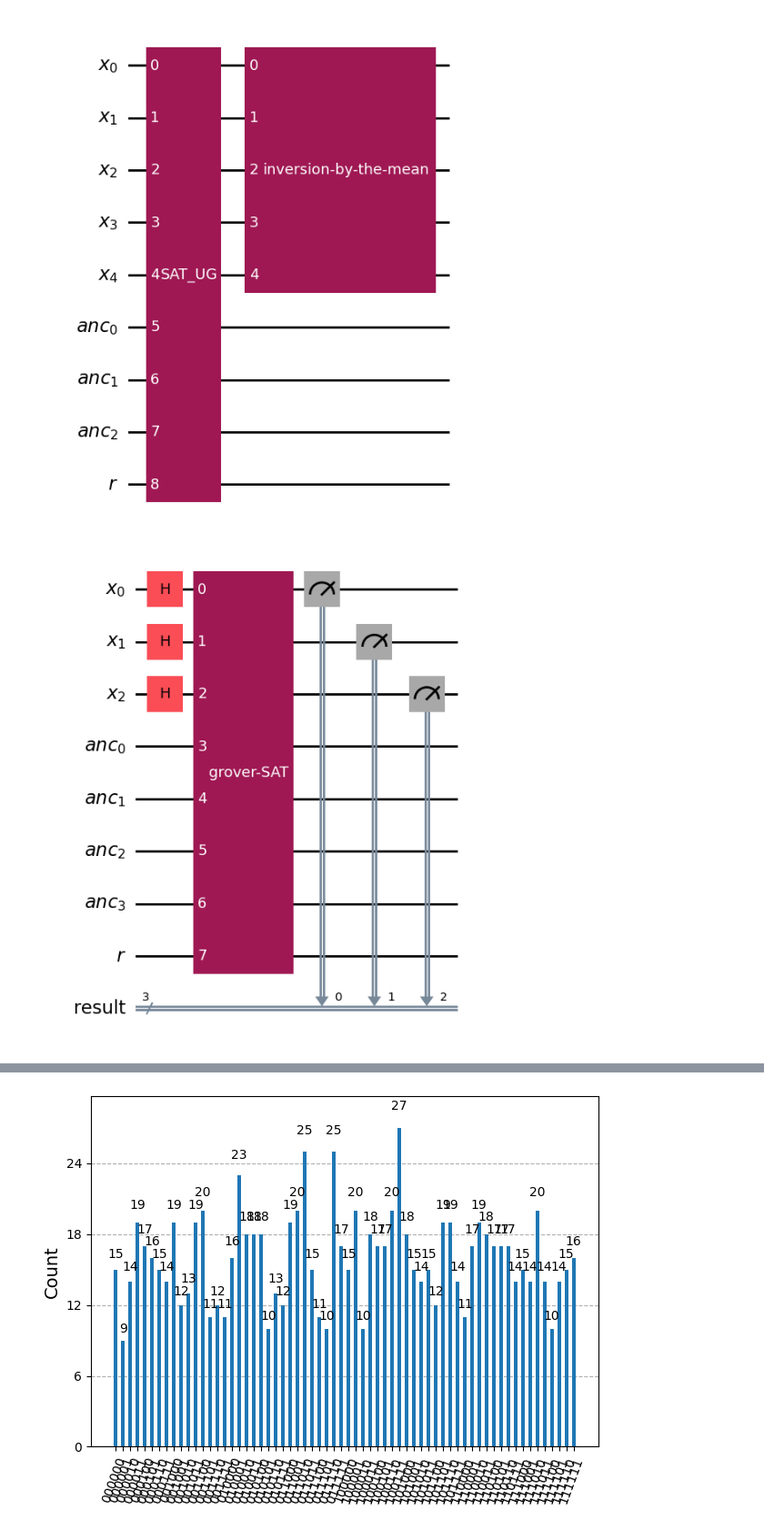
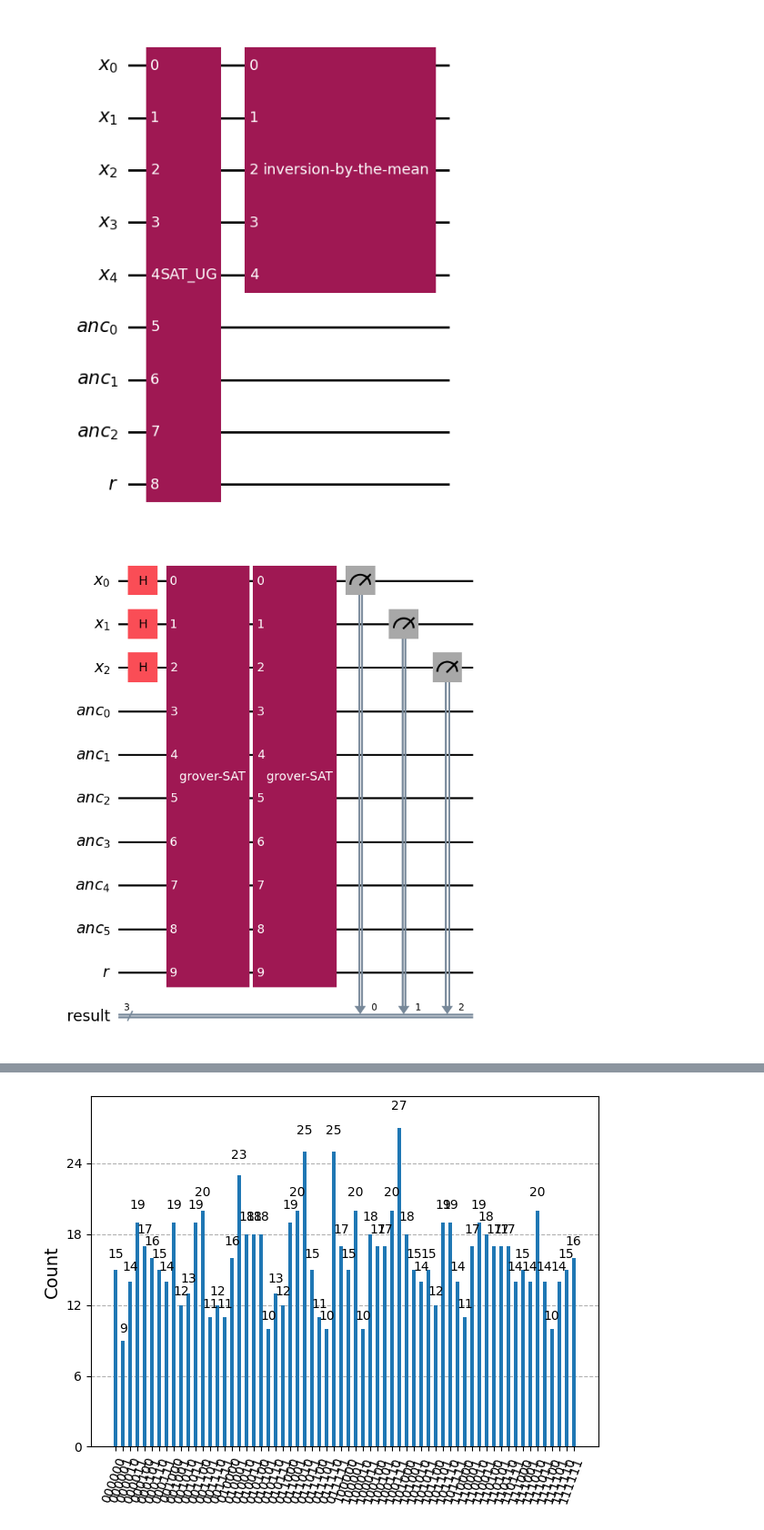
Before and after one commit to Flirm/quantum-circuits-implementation, a Jupyter notebook: implementations/grover_algorithm/notebooks/grover.ipynb, the cells around one changed output, grey strips where cells are left out. Shown at 91% size. Saved outputs shown, nothing was run; the diff lists cells and outputs as text; code cells hidden in the pictures.

```diff
--- a/implementations/grover_algorithm/notebooks/grover.ipynb
+++ b/implementations/grover_algorithm/notebooks/grover.ipynb
@@ -101,29 +101,29 @@ grover([5,3,1], [[1, 2, 3], [2, -4, -5], [3, 4, 5]]).draw("mpl")
 # %% [output]
 [figure]
 # %%
-#fnc = [[1], [-2], [-3], [-1,-2], [-1,-3], [-2,-3]]
+fnc = [[1], [-2], [-3], [-1,-2], [-1,-3], [-2,-3]]
 #fnc = [[1,2,3],[1,2,-3],[1,-2,3],[1,-2,-3],[-1,2,3],[-1,2,-3],[-1,-2,3],[-1,-2,-3]]
-fnc = [[1],[2],[1,3],[1,-3]]
+#fnc = [[1],[2],[1,3],[1,-3]]
 bits = [3,len(fnc),1]
 
 
 G = grover(bits, fnc)
 x = QuantumRegister(bits[0], "x")
 anc = QuantumRegister(bits[1], "anc")
 r = QuantumRegister(bits[2], "r")
 result = ClassicalRegister(bits[0], "result")
 qc = QuantumCircuit(x,anc,r,result)
 qc.h(x)
 #qc.h(r)
 #m marked states
-m = 2
+m = 1
 num_reps = int((pi/4)*(((2**bits[0])/m)**(1/2)))
 for i in range(num_reps):
   qc.append(G, x[:] + anc[:] + r[:])
 qc.measure(x, result)
 qc.draw("mpl")
 # %% [output]
-[figure, old version]
+[figure, new version]
 # %%
 from qiskit_aer import AerSimulator
 from qiskit import transpile
```
Also changed, not shown: parts of 7 cells of this notebook.
